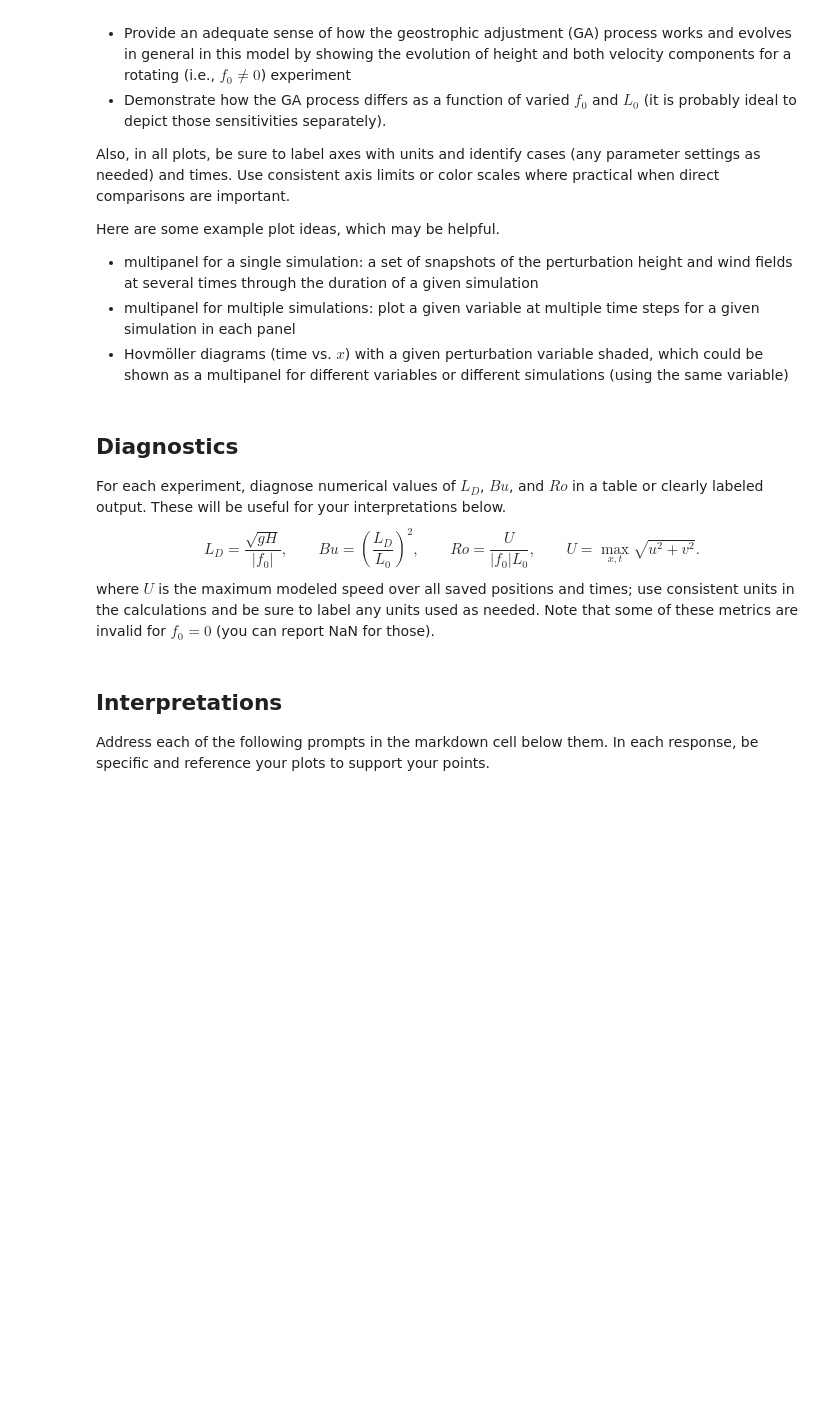
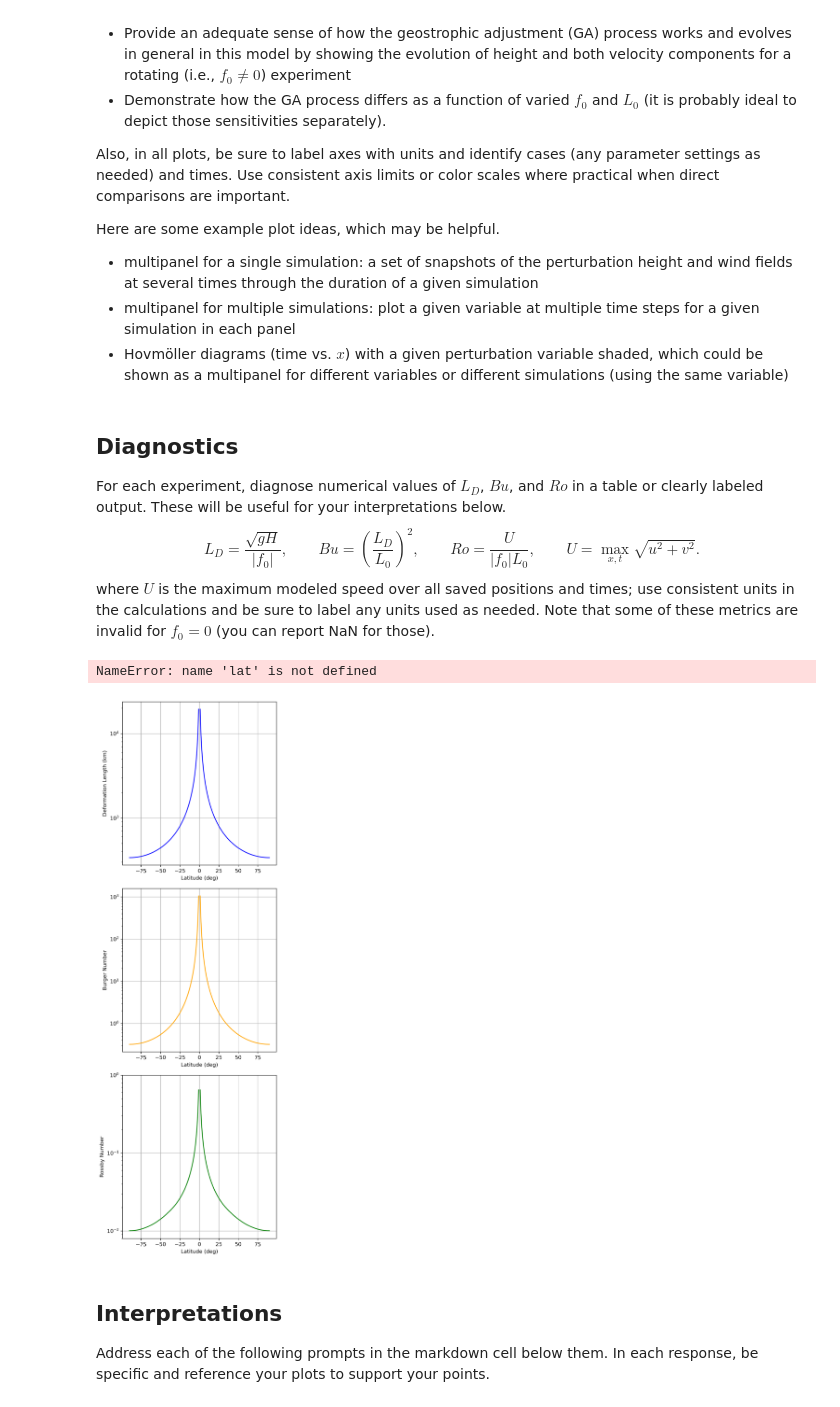
Before and after one commit to Jonathan-Douglas1/Fundimentals_Of_Meteorology, a Jupyter notebook: lab2_geostrophic_adjustment.ipynb, the cells around one changed output. Cells and saved outputs as stored; diff of their text form; code cells hidden in the pictures; blank space fills up the shorter version.

```diff
--- a/lab2_geostrophic_adjustment.ipynb
+++ b/lab2_geostrophic_adjustment.ipynb
@@ -47,8 +47,8 @@ import numpy as np
 import pandas as pd
 import matplotlib.pyplot as plt
 from matplotlib.colors import TwoSlopeNorm
-import imageio
-import os
+import metpy
+
 
 
 # Note: most settings below are just the default values.
@@ -71,7 +71,7 @@ h_0 = 10.0                       # Initial disturbance amplitude, m
 
 # Time integration
 DT = 120.0                       # Time step, s
-STOP_TIME = 100.0 * 3600.0        # Experiment duration, s
+STOP_TIME = 200.0 * 3600.0        # Experiment duration, s #FIXME Hours changed
 SAVE_EVERY = 5                   # Save output every x time steps
 
 # Print some basic information about the simulation
@@ -436,3 +574,46 @@ where $U$ is the maximum modeled speed over all saved positions and times; use c
+# %%
+#Make plots of the diagnostic parameters.
+lats = lat
+f = coriolis_parameter(lats)
+
+L_d = np.sqrt(G * H) / np.abs(f) #Deformation length calculation
+
+B_u = (L_d / L_0) ** 2# Burger number calculation
+
+
+#Produce the max wind at each latitude across x and time dims
+U = np.array(U_times).max(axis = 0)
+R_o = U / (np.abs(f) * L_0)#Rossby number calculation
+# %% [output]
+NameError: name 'lat' is not defined
+# %%
+
+fig, [ax1, ax2, ax3] = plt.subplots(3, 1, figsize=(5, 15), dpi=300)
+
+ax1.plot(lats, L_d / 1000, color='blue')
+ax1.set_yscale('log')
+ax1.set_ylabel('Deformation Length (km)')
+ax1.set_xlabel('Latitude (deg)')
+ax1.grid()
+
+ax2.plot(lats, B_u, color='orange')
+ax2.set_yscale('log')
+ax2.set_ylabel('Burger Number')
+ax2.set_xlabel('Latitude (deg)')
+ax2.grid()
+
+ax3.plot(lats, R_o, color='green')
+ax3.set_yscale('log')
+ax3.set_ylim(8*1e-3, 1e0)
+ax3.set_ylabel('Rossby Number')
+ax3.set_xlabel('Latitude (deg)')
+ax3.grid()
+plt.tight_layout()
+plt.savefig('Lab_2_Outputs/Diagnostics.png', bbox_inches='tight')
+plt.show()
+plt.close()
+# %% [output]
+[figure, added]
 # %% [markdown]
 ## Interpretations
 
```
Also changed, not shown: parts of 8 cells of this notebook.
